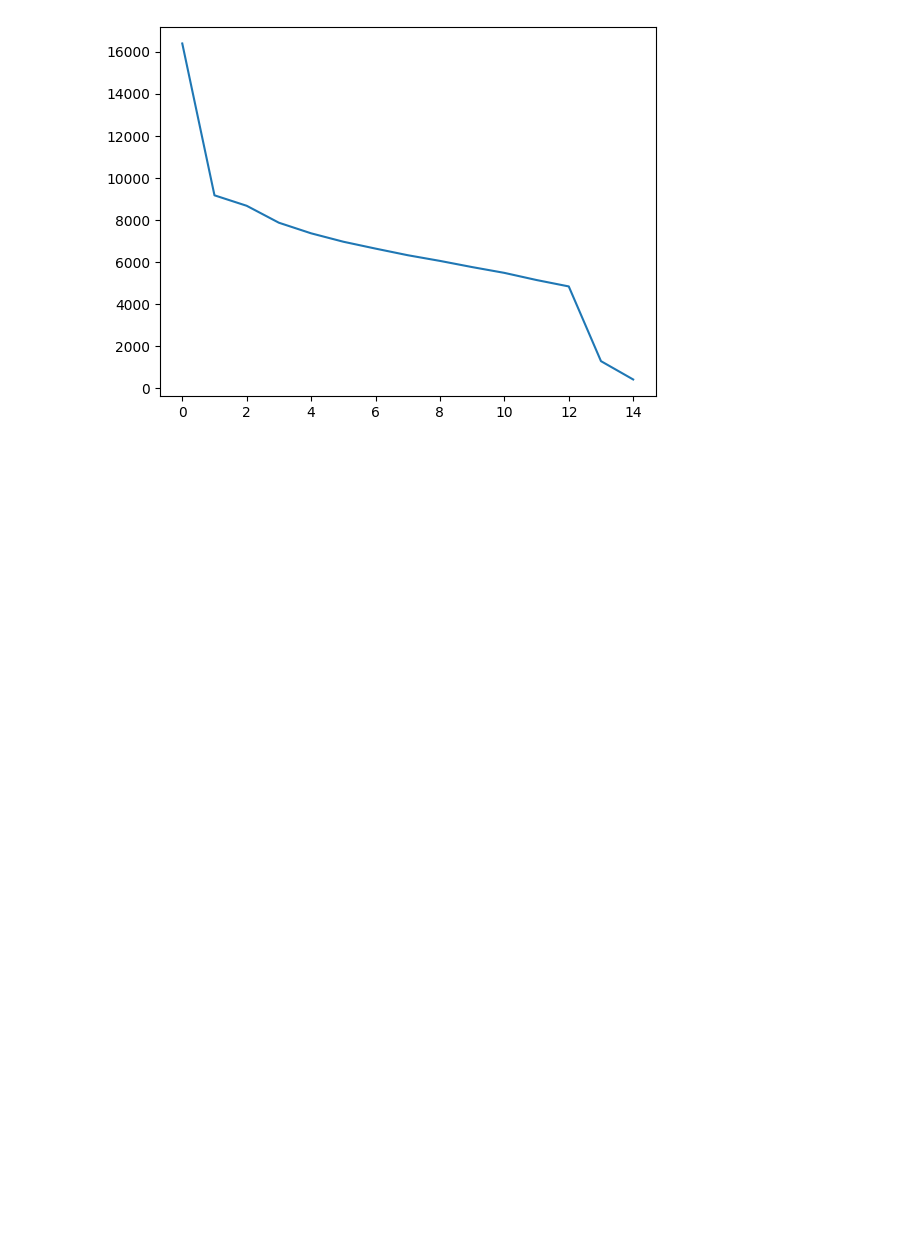
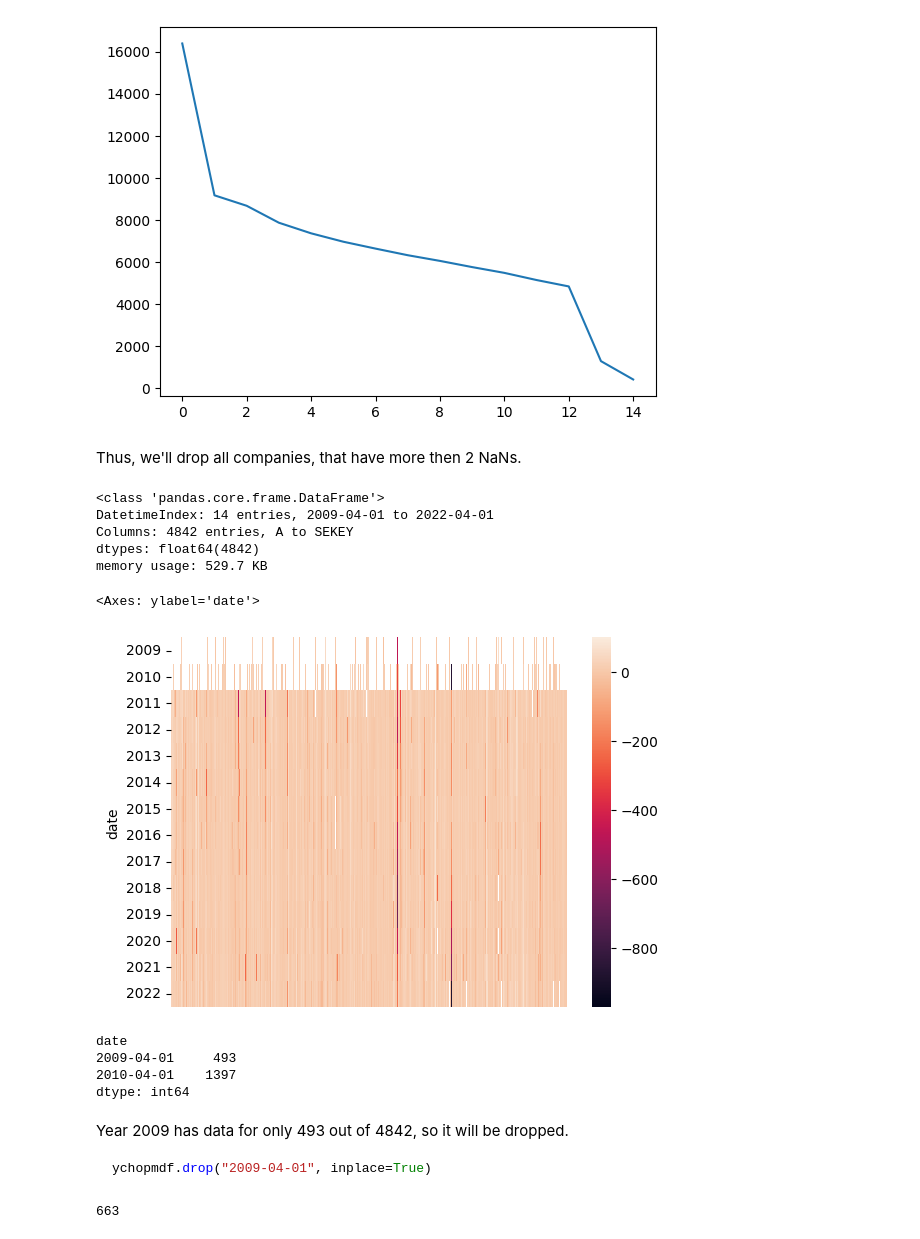
Before and after one commit to aalitvinov/vkrm_code, a Jupyter notebook: vkrm_code/ych_opm_analysis.ipynb, the cells around one changed output. Cells and saved outputs as stored; diff of their text form; code cells hidden in the pictures; blank space fills up the shorter version.

Commit message:
ycharts opm data analysed

````diff
--- a/vkrm_code/ych_opm_analysis.ipynb
+++ b/vkrm_code/ych_opm_analysis.ipynb
@@ -43,3 +37,40 @@ plt.plot(remains)
 # %% [output]
 [<matplotlib.lines.Line2D at 0x...>]
 [figure]
+# %% [markdown]
+Thus, we'll drop all companies, that have more then 2 NaNs.
+# %%
+ychopmdf.dropna(axis=1, thresh=12, inplace=True)
+# %%
+ychopmdf.info()
+# %% [output]
+<class 'pandas.core.frame.DataFrame'>
+DatetimeIndex: 14 entries, 2009-04-01 to 2022-04-01
+Columns: 4842 entries, A to SEKEY
+dtypes: float64(4842)
+memory usage: 529.7 KB
+# %%
+import seaborn as sns
+
+sns.heatmap(ychopmdf, xticklabels=False, yticklabels=ychopmdf.index.year)  # type: ignore
+# %% [output]
+<Axes: ylabel='date'>
+[figure, added]
+# %%
+ychopmdf.loc["2009":"2010"].notna().sum(1)  # number of notnas
+# %% [output]
+date
+2009-04-01     493
+2010-04-01    1397
+dtype: int64
+# %% [markdown]
+Year 2009 has data for only 493 out of 4842, so it will be dropped.
+
+```py
+ychopmdf.drop("2009-04-01", inplace=True)
+```
+# %%
+outl_mask = ychopmdf.drop("2009-04-01").mean().sort_values() < 0.1
+outl_mask.sum()
+# %% [output]
+663
````
Also changed, not shown: parts of 8 cells of this notebook, 3 other files.
